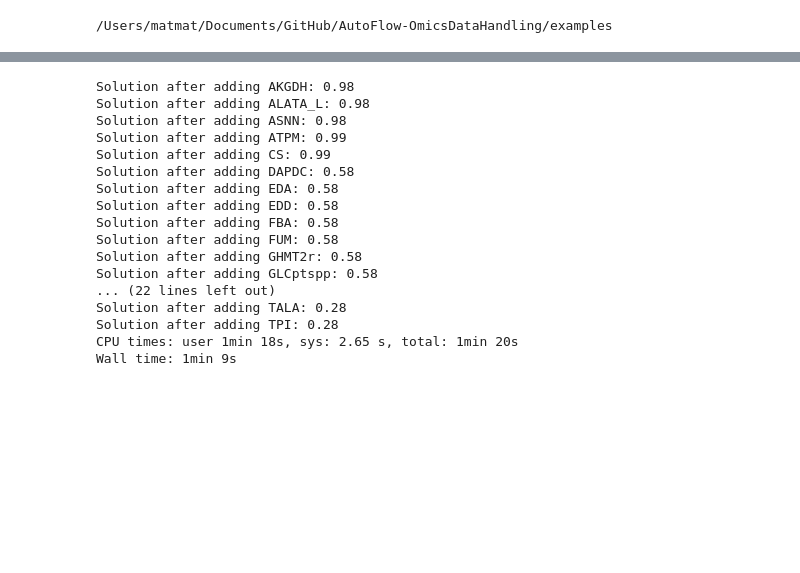
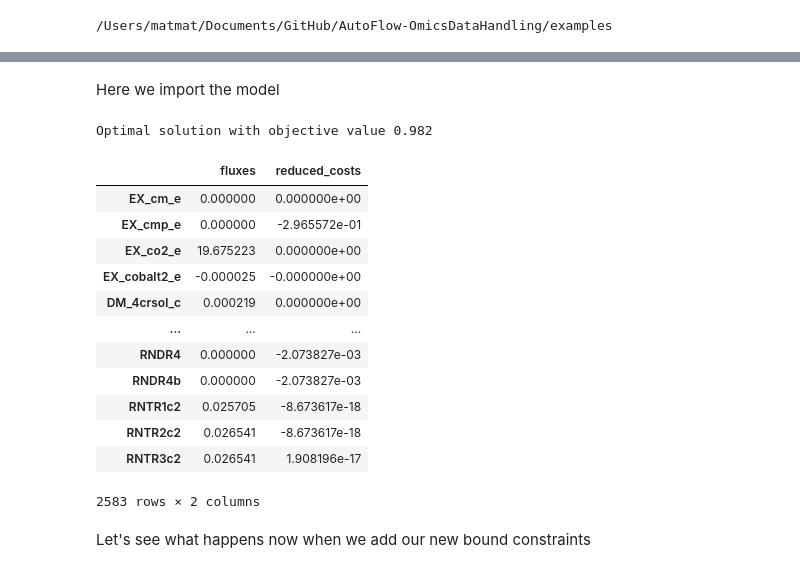
Before and after one commit to AutoFlowResearch/BFAIR, a Jupyter notebook: examples/MFA_cobra_sampling.ipynb, the cells around one changed output, grey strips where cells are left out. Cells and saved outputs as stored; diff of their text form; code cells hidden in the pictures; blank space fills up the shorter version.

```diff
--- a/examples/MFA_cobra_sampling.ipynb
+++ b/examples/MFA_cobra_sampling.ipynb
@@ -55,57 +53,24 @@ from cobra.flux_analysis import moma
+# %% [markdown]
+Here we import the model
 # %%
-model = load_json_model('data/FIA_MS_example/database_files/iJO1366.json')
-model.solver = 'glpk'
-solution = model.optimize()
+model = cobra.io.load_json_model('data/FIA_MS_example/database_files/iJO1366.json')
-# %%
-#with model:
-cnt = 0
-problems = []
-for rxn, bounds in MFA_fluxes.items():
-    #print(cnt)
-    #if cnt == 15:
-    #    break
-    if cnt == 7 or cnt == 72:
-        cnt += 1
-        continue
-    #print(rxn, bounds)
-    cnt += 1
-    if bounds[0] < bounds[1]: # to fix the issue with negaive values above
-        try:
-            model.reactions.get_by_id(rxn).lower_bound = round(bounds[0], 1)
-            model.reactions.get_by_id(rxn).upper_bound = round(bounds[1], 1)
-        except KeyError:
-            continue
-            print(f'Did not work for', rxn)
-    else:
-        try:
-            model.reactions.get_by_id(rxn).upper_bound = round(bounds[0], 1)
-            model.reactions.get_by_id(rxn).lower_bound = round(bounds[1], 1)
-        except KeyError:
-            continue
-            print(f'Did not work for', rxn)
-    solution_after2 = model.optimize() #pfba(model)
-    if solution_after2.objective_value > 0:
-        print(f'Solution after adding {rxn}: {solution_after2.objective_value:.2f}')
-    else:
-        print(f'Solution infeasible if adding {rxn}, count is {cnt-1}')
-        problems = problems.append(rnx)
-#solution_after=pfba(model)
-%time sampled_fluxes_after2 = sample(model, 100, processes=2)
-# %% [output]
-Solution after adding AKGDH: 0.98
-Solution after adding ALATA_L: 0.98
-Solution after adding ASNN: 0.98
-Solution after adding ATPM: 0.99
-Solution after adding CS: 0.99
-Solution after adding DAPDC: 0.58
-Solution after adding EDA: 0.58
-Solution after adding EDD: 0.58
-Solution after adding FBA: 0.58
-Solution after adding FUM: 0.58
-Solution after adding GHMT2r: 0.58
-Solution after adding GLCptspp: 0.58
-... (22 lines left out)
-Solution after adding TALA: 0.28
-Solution after adding TPI: 0.28
-CPU times: user 1min 18s, sys: 2.65 s, total: 1min 20s
-Wall time: 1min 9s
+# %%
+original_solution = model.optimize()
+original_solution
+# %% [output]
+Optimal solution with objective value 0.982
+|  | fluxes | reduced_costs |
+| EX_cm_e | 0.000000 | 0.000000e+00 |
+| EX_cmp_e | 0.000000 | -2.965572e-01 |
+| EX_co2_e | 19.675223 | 0.000000e+00 |
+| EX_cobalt2_e | -0.000025 | -0.000000e+00 |
+| DM_4crsol_c | 0.000219 | 0.000000e+00 |
+| ... | ... | ... |
+| RNDR4 | 0.000000 | -2.073827e-03 |
+| RNDR4b | 0.000000 | -2.073827e-03 |
+| RNTR1c2 | 0.025705 | -8.673617e-18 |
+| RNTR2c2 | 0.026541 | -8.673617e-18 |
+| RNTR3c2 | 0.026541 | 1.908196e-17 |
+2583 rows × 2 columns
+# %% [markdown]
+Let's see what happens now when we add our new bound constraints
```
Also changed, not shown: parts of 119 cells of this notebook.
